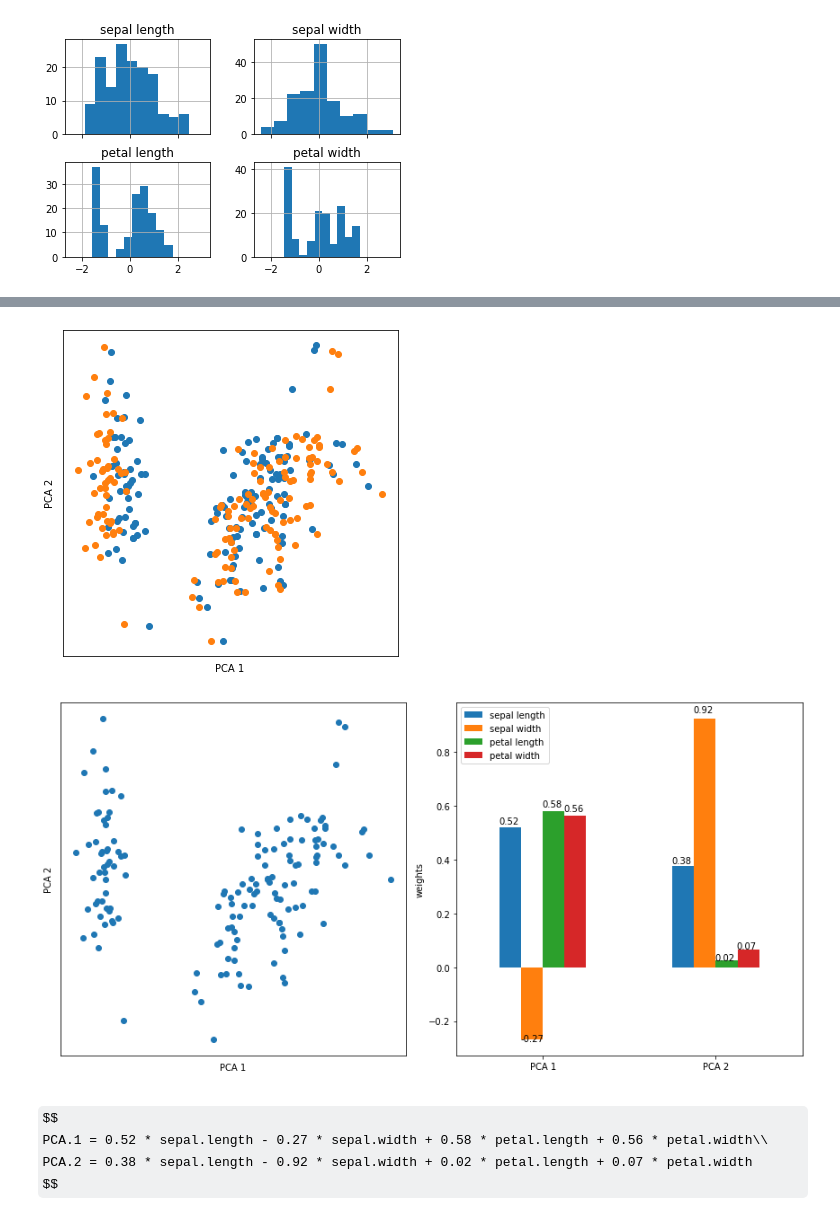
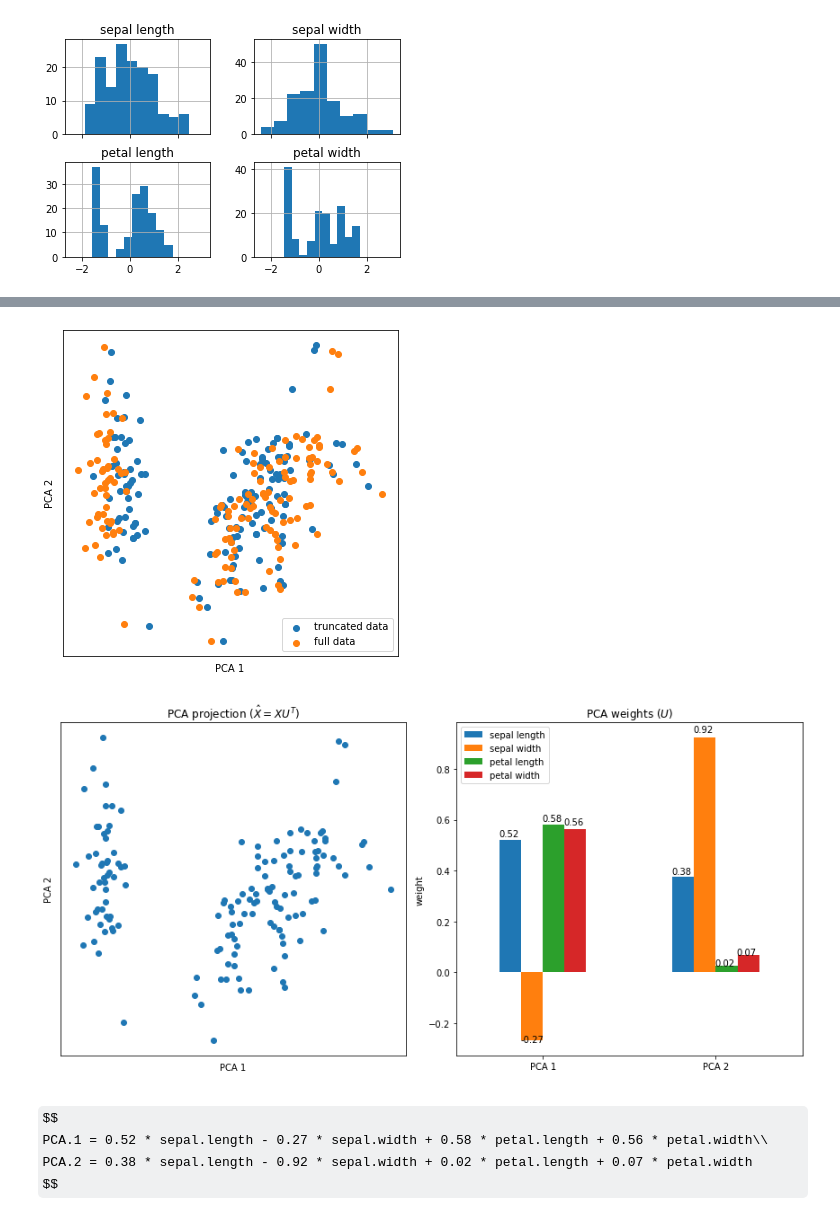
Before and after one commit to DylanMannKrzisnik/MiCM2022_Dim_Reduction, a Jupyter notebook: MiCM2022_Dim_Reduction_notebook_full.ipynb, the cells around one changed output, grey strips where cells are left out. Saved outputs shown, nothing was run; the diff lists cells and outputs as text; code cells hidden in the pictures; some formulas as TeX source.

Commit message:
Point-wise PCA projection

```diff
--- a/MiCM2022_Dim_Reduction_notebook_full.ipynb
+++ b/MiCM2022_Dim_Reduction_notebook_full.ipynb
@@ -181,5 +127,8 @@ Text(0.5, 0, 'petal length (cm)')
 # %%
 ## Compare 2D projections of full vs truncated data
+%matplotlib inline
+
+from sklearn.decomposition import PCA
 
 fig, ax = plt.subplots(1,1,figsize=[6.,6.])
 ax.set_xlabel('PCA 1'); ax.set_ylabel('PCA 2')
@@ -188,38 +137,44 @@ ax.set_xticks([]); ax.set_yticks([])
 ## 2D PCA projection of truncated data
 pca = PCA(n_components=2)
 x_2d = pca.fit_transform(x_trunc)
-ax.scatter(x_2d[:,0], x_2d[:,1])
+ax.scatter(x_2d[:,0], x_2d[:,1], label='truncated data')
 
 ## 2D PCA projection of full data
 pca = PCA(n_components=2)
 x_2d = pca.fit_transform(x)
-ax.scatter(x_2d[:,0], x_2d[:,1])
+ax.scatter(x_2d[:,0], x_2d[:,1], label='full data')
 
+plt.legend()
 plt.show()
 # %% [output]
-[figure, old version]
+[figure, new version]
 # %%
 ## Show "manual" 2D PCA projection alongside PCA weights for different features
 
 fig, ax = plt.subplots(1,2,figsize=[12,6])
 ax[0].set_xlabel('PCA 1')  # proportion of variance explained by PCA component 1
 ax[0].set_ylabel('PCA 2')  # proportion of variance explained by PCA component 2
 ax[0].set_xticks([]); ax[0].set_yticks([])
+ax[0].set_title('PCA projection ($\hat{X} = XU^T$)')
+
+xlim = ax[0].get_xlim()
+ylim = ax[0].get_ylim()
 
 ## Matrix multiplication to obtain projection
 x_2d_manual = x @ pca.components_[:2,:].T
 ax[0].scatter(x_2d_manual[:,0], x_2d_manual[:,1]);
 
 ## Barplot of components' weights
 bp = pd.DataFrame(pca.components_, columns=iris_df.columns[:-1].str.strip(' (cm)'), index=['PCA 1', 'PCA 2']).plot.bar(ax=ax[1], rot=0);
 
-bp.set_ylabel('weights');
+bp.set_ylabel('weight');
 for p in ax[1].patches: ax[1].annotate(str(round(p.get_height(), 2)), (p.get_x()-0.005, p.get_height()*1.025))
+ax[1].set_title('PCA weights ($U$)')
 
 plt.tight_layout()
 plt.show()
 # %% [output]
-[figure, old version]
+[figure, new version]
 # %% [markdown]
 $$
 PCA.1 = 0.52 * sepal.length - 0.27 * sepal.width + 0.58 * petal.length + 0.56 * petal.width\\
```
Also changed, not shown: parts of 18 cells of this notebook, 2 other files.
